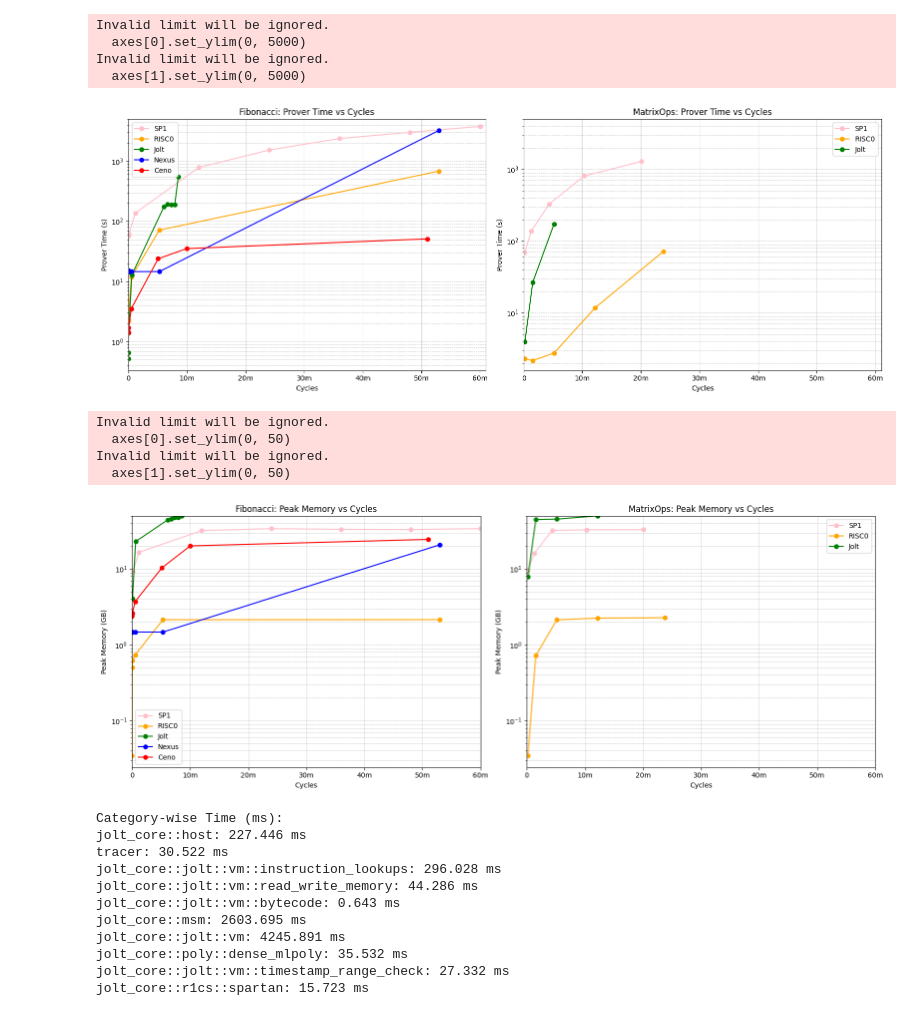
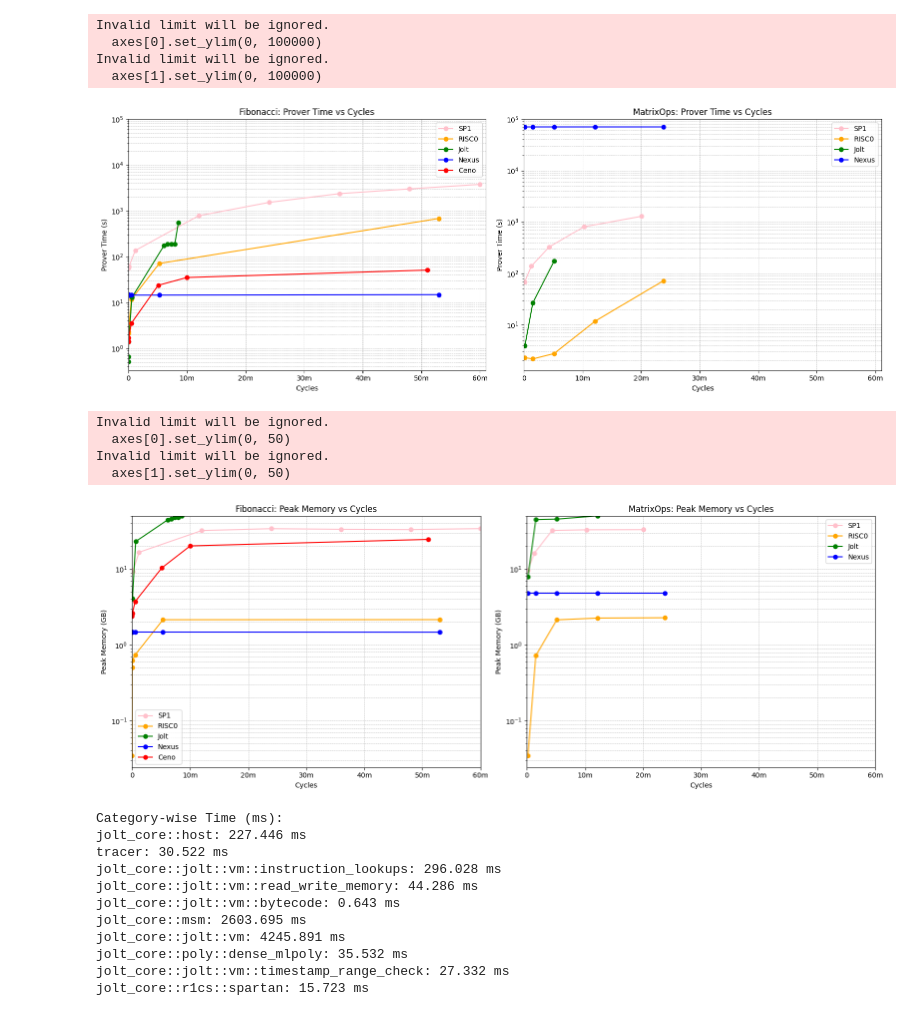
Before and after one commit to grandchildrice/zkvm-benchmarks, a Jupyter notebook: results/reports_20241221.ipynb, the cells around one changed output. Drawn from its saved outputs; the diff is of its cells as text; code cells hidden in the pictures.

```diff
--- a/results/reports_20241221.ipynb
+++ b/results/reports_20241221.ipynb
@@ -142,6 +142,10 @@ nexus_fib_log_files = ["nexus_fibonacci_n10.log", "nexus_fibonacci_n100.log",
              "nexus_fibonacci_n1000.log", "nexus_fibonacci_n10000.log",
              "nexus_fibonacci_n100000.log", "nexus_fibonacci_n1000000.log"]
 nexus_fib_df = parse_multiple_logs(nexus_fib_log_files, 'nexus')
+nexus_matrix_df = nexus_fib_df.copy()
+nexus_matrix_df['proof_duration_sec'] = 70000
+nexus_matrix_df['max_memory'] = 5044752
+
 
 # Load Ceno CSV Files
 ceno_fib_csv_file_name = 'ceno_fibonacci.log'
@@ -155,38 +159,39 @@ axes[0].plot(risc0_fib_df['user_cycles'], risc0_fib_df['proof_duration_sec'], ma
 axes[0].plot(jolt_fib_df['user_cycles'], jolt_fib_df['proof_duration_sec'], marker='o', label='Jolt', color='green')
 axes[0].plot(risc0_fib_df['user_cycles'], nexus_fib_df['proof_duration_sec'], marker='o', label='Nexus', color='blue')
 axes[0].plot(ceno_fib_df['user_cycles'], ceno_fib_df['proof_duration_sec'], marker='o', label='Ceno', color='red')
 axes[0].set_title('Fibonacci: Prover Time vs Cycles')
 axes[0].set_xlabel('Cycles')
 axes[0].set_ylabel('Prover Time (s)')
 axes[0].set_yscale('log')
 axes[0].set_xlim(0, 61000000)
-axes[0].set_ylim(0, 5000)
+axes[0].set_ylim(0, 100000)
 axes[0].xaxis.set_major_formatter(FuncFormatter(format_ticks))
 axes[0].grid(True, which='both', linestyle='--', linewidth=0.5)
 axes[0].legend()
 
 # MatrixOps Prover Time vs Cycles
 axes[1].plot(sp1_matrix_df['user_cycles'], sp1_matrix_df['proof_duration_sec'], marker='o', label='SP1', color='pink')
 axes[1].plot(risc0_matrix_df['user_cycles'], risc0_matrix_df['proof_duration_sec'], marker='o', label='RISC0', color='orange')
 axes[1].plot(jolt_matrix_df['user_cycles'], jolt_matrix_df['proof_duration_sec'], marker='o', label='Jolt', color='green')
+axes[1].plot(risc0_matrix_df['user_cycles'], nexus_matrix_df['proof_duration_sec'][:-1], marker='o', label='Nexus', color='blue')
 axes[1].set_title('MatrixOps: Prover Time vs Cycles')
 axes[1].set_xlabel('Cycles')
 axes[1].set_ylabel('Prover Time (s)')
 axes[1].set_yscale('log')
 axes[1].set_xlim(0, 61000000)
-axes[1].set_ylim(0, 5000)
+axes[1].set_ylim(0, 100000)
 axes[1].xaxis.set_major_formatter(FuncFormatter(format_ticks))
 axes[1].grid(True, which='both', linestyle='--', linewidth=0.5)
 axes[1].legend()
 
 plt.tight_layout()
 plt.show()
 # %% [output]
 Invalid limit will be ignored.
-  axes[0].set_ylim(0, 5000)
+  axes[0].set_ylim(0, 100000)
 Invalid limit will be ignored.
-  axes[1].set_ylim(0, 5000)
+  axes[1].set_ylim(0, 100000)
-[figure, old version]
+[figure, new version]
 # %%
 fig, axes = plt.subplots(1, 2, figsize=(16, 6))
 
@@ -210,6 +215,7 @@ axes[0].legend()
 axes[1].plot(sp1_matrix_df['user_cycles'], sp1_matrix_df['max_memory'] / 1024 / 1024, marker='o', label='SP1', color='pink')
 axes[1].plot(risc0_matrix_df['user_cycles'], risc0_matrix_df['max_memory'] / 1024 / 1024 / 1024, marker='o', label='RISC0', color='orange')
 axes[1].plot(jolt_matrix_df['user_cycles'], jolt_matrix_df['max_memory'] / 1024 / 1024, marker='o', label='Jolt', color='green')
+axes[1].plot(risc0_matrix_df['user_cycles'], nexus_matrix_df['max_memory'][:-1] / 1024 / 1024, marker='o', label='Nexus', color='blue')
 axes[1].set_title('MatrixOps: Peak Memory vs Cycles')
 axes[1].set_xlabel('Cycles')
 axes[1].set_ylabel('Peak Memory (GB)')
@@ -227,7 +233,7 @@ Invalid limit will be ignored.
   axes[0].set_ylim(0, 50)
 Invalid limit will be ignored.
   axes[1].set_ylim(0, 50)
-[figure, old version]
+[figure, new version]
 # %%
 import json
 from collections import defaultdict
```
Also changed, not shown: parts of 1 cell of this notebook, 3 other files.
